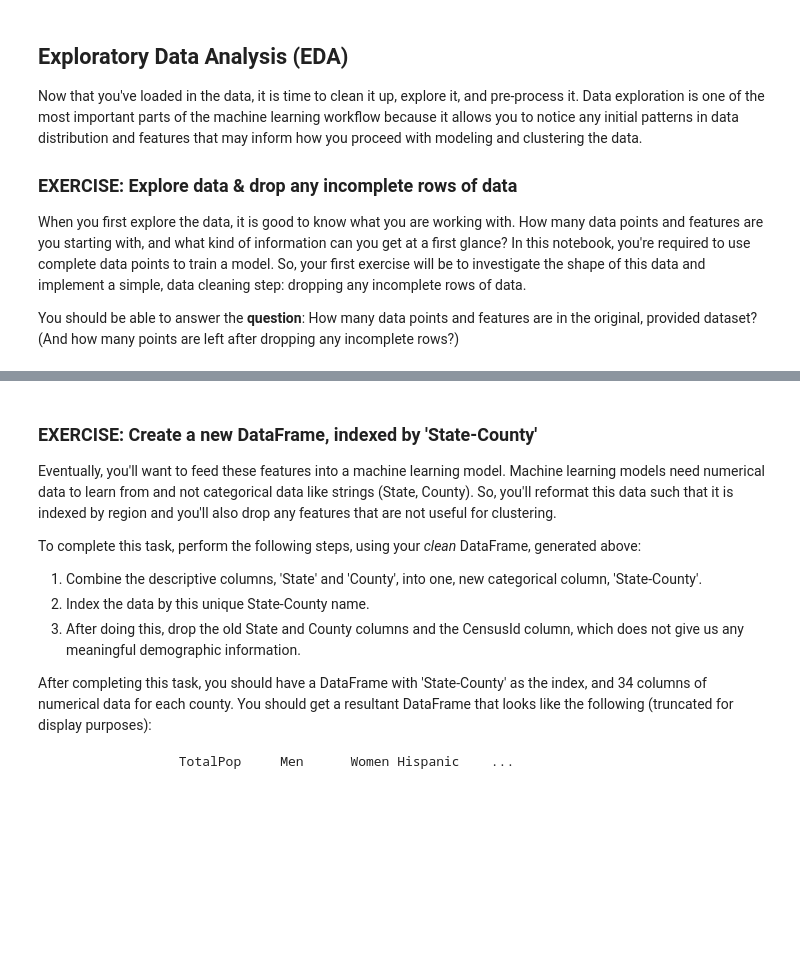
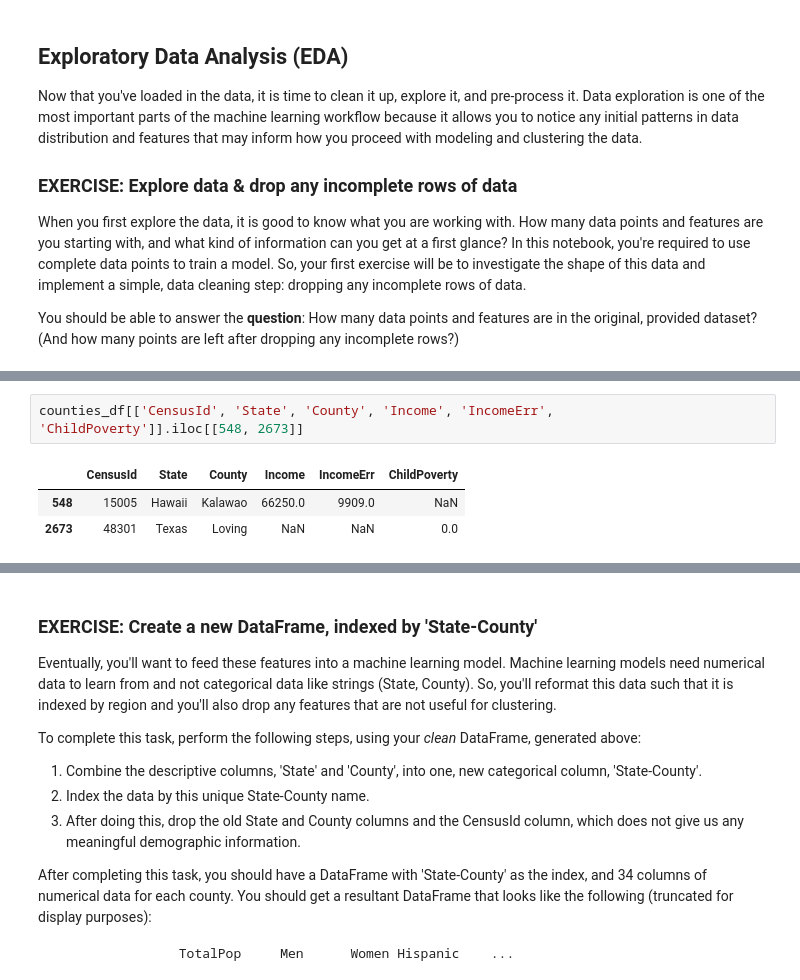
Before and after one commit to seongjaeryu/ML_SageMaker_Studies, a Jupyter notebook: Population_Segmentation/Pop_Segmentation_Exercise.ipynb, the cells around one changed output, grey strips where cells are left out. Cells and saved outputs as stored; diff of their text form; blank space fills up the shorter version.

```diff
--- a/Population_Segmentation/Pop_Segmentation_Exercise.ipynb
+++ b/Population_Segmentation/Pop_Segmentation_Exercise.ipynb
@@ -133,0 +198,6 @@ You should be able to answer the **question**: How many data points and features
+# %%
+counties_df[['CensusId', 'State', 'County', 'Income', 'IncomeErr', 'ChildPoverty']].iloc[[548, 2673]]
+# %% [output]
+|  | CensusId | State | County | Income | IncomeErr | ChildPoverty |
+| 548 | 15005 | Hawaii | Kalawao | 66250.0 | 9909.0 | NaN |
+| 2673 | 48301 | Texas | Loving | NaN | NaN | 0.0 |
```
Also changed, not shown: parts of 11 cells of this notebook.
